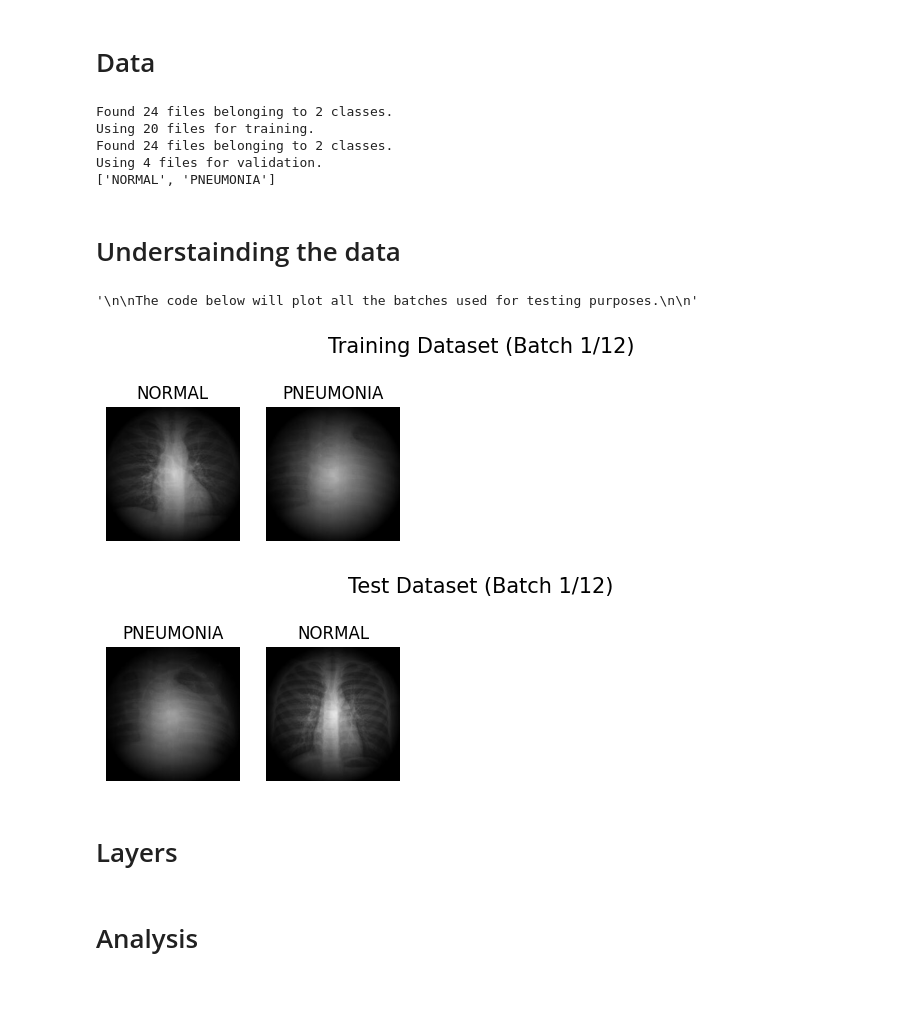
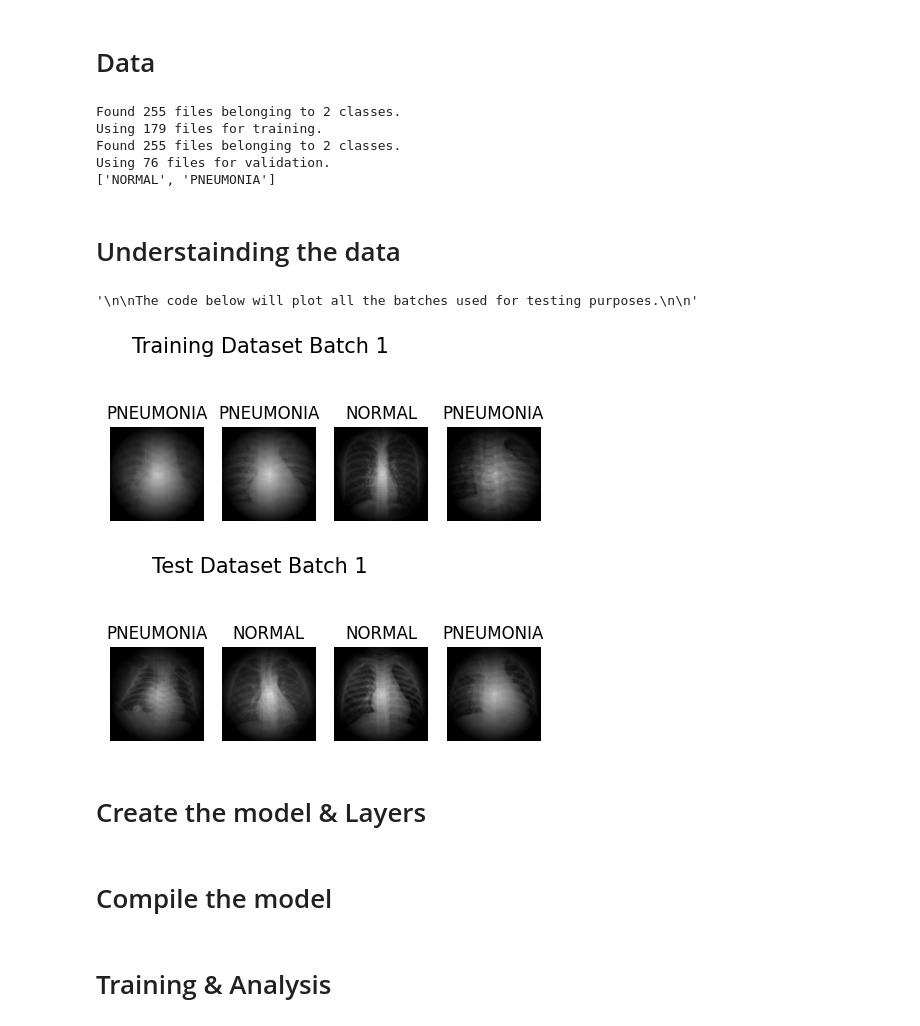
Before and after one commit to Taha-khan-dev/Chest-Ray, a Jupyter notebook: Machine_Learning/ML_code.ipynb, the cells around one changed output. Saved outputs shown, nothing was run; the diff lists cells and outputs as text; code cells hidden in the pictures; blank space fills up the shorter version.

```diff
--- a/Machine_Learning/ML_code.ipynb
+++ b/Machine_Learning/ML_code.ipynb
@@ -10,9 +10,9 @@ from sklearn.metrics import confusion_matrix, ConfusionMatrixDisplay
 # %% [markdown]
 # Data
 # %%
-batch_size = 2
+batch_size = 15
 img_size = (250,250)
-dataset_path = 'Dataset'
+dataset_path = 'Testing'
 
 train_dataset =  tf.keras.utils.image_dataset_from_directory(
     directory = dataset_path,
@@ -20,7 +20,7 @@ train_dataset =  tf.keras.utils.image_dataset_from_directory(
     image_size = img_size,
     shuffle = True,
     seed = 2930012,
-    validation_split = 0.2, #80% of the images will be used for training
+    validation_split = 0.3, #70% of the images will be used for training
     subset = "training"
 )
 
@@ -30,7 +30,7 @@ test_dataset =  tf.keras.utils.image_dataset_from_directory(
     image_size = img_size,
     shuffle = True,
     seed = 2930012,
-    validation_split = 0.2, #20% of the images will be used for validation
+    validation_split = 0.3, #30% of the images will be used for validation
     subset = "validation"
 )
 
@@ -46,10 +46,10 @@ print(class_names)
 #for image_batch, labels_batch in test_ds:
 #    print(str(image_batch.shape) + str(labels_batch.shape))
 # %% [output]
-Found 24 files belonging to 2 classes.
-Using 20 files for training.
-Found 24 files belonging to 2 classes.
-Using 4 files for validation.
+Found 255 files belonging to 2 classes.
+Using 179 files for training.
+Found 255 files belonging to 2 classes.
+Using 76 files for validation.
 ['NORMAL', 'PNEUMONIA']
 # %% [markdown]
 # Understainding the data
@@ -60,25 +60,25 @@ The code below will plot the first batch.
 
 '''
 
-fig = plt.figure(figsize=(10, 5))
-fig.suptitle('Training Dataset (Batch 1/12)', fontsize=15)
-for images, labels in train_dataset.take(1):
-    for x in range(2):
-        ax = plt.subplot( 2, 5, x + 1)
-        plt.imshow(images[x].numpy().astype("uint8"))
-        plt.title(class_names[labels[x]])
-        plt.axis("off")
-        plt.show
+fig = plt.figure(figsize=(7, 5))
+fig.suptitle('Training Dataset Batch 1', fontsize=15)
+for x in range(5):
+    for images, labels in train_dataset.take(x):
+            ax = plt.subplot( 2, 5, x + 1)
+            plt.imshow(images[x].numpy().astype("uint8"))
+            plt.title(class_names[labels[x]])
+            plt.axis("off")
+            plt.show
 
-fig = plt.figure(figsize=(10, 5))
-fig.suptitle('Test Dataset (Batch 1/12)', fontsize=15)
-for images, labels in test_dataset.take(1):
-    for x in range(2):
-        ax = plt.subplot( 2, 5, x + 1)
-        plt.imshow(images[x].numpy().astype("uint8"))
-        plt.title(class_names[labels[x]])
-        plt.axis("off")
-        plt.show
+fig = plt.figure(figsize=(7, 5))
+fig.suptitle('Test Dataset Batch 1', fontsize=15)
+for x in range(5):
+    for images, labels in test_dataset.take(x):
+            ax = plt.subplot( 2, 5, x + 1)
+            plt.imshow(images[x].numpy().astype("uint8"))
+            plt.title(class_names[labels[x]])
+            plt.axis("off")
+            plt.show
 
 
 '''
@@ -87,37 +87,37 @@ The code below will plot all the batches used for testing purposes.
 
 '''
 
 
 # for i in range(13):
 #     fig = plt.figure(figsize=(10, 5))
 #     title = 'Training Dataset (Batch ' + str(i), "/12"
 #     fig.suptitle(title, fontsize=15)
 #     for images, labels in train_dataset.take(i):
 #         for x in range(2):
 #             ax = plt.subplot( 2, 5, x + 1)
 #             plt.imshow(images[x].numpy().astype("uint8"))
 #             plt.title(class_names[labels[x]])
 #             plt.axis("off")
 #             plt.show
 
 
 # for i in range(13):
 #     fig = plt.figure(figsize=(10, 5))
 #     title = 'Test Dataset (Batch ' + str(i), "/12"
 #     fig.suptitle(title, fontsize=15)
 #     for images, labels in test_dataset.take(i):
 #         for x in range(2):
 #             ax = plt.subplot( 2, 5, x + 1)
 #             plt.imshow(images[x].numpy().astype("uint8"))
 #             plt.title(class_names[labels[x]])
 #             plt.axis("off")
 #             plt.show
 # %% [output]
 '\n\nThe code below will plot all the batches used for testing purposes.\n\n'
-[figure, old version]
+[figure, new version]
-[figure, old version]
+[figure, new version]
 # %% [markdown]
-# Layers
+# Create the model & Layers
 # %%
 Autotune = tf.data.AUTOTUNE
 no_classes = 2
@@ -146,0 +172,2 @@ model.compile(
+# %% [markdown]
+# Compile the model
@@ -147,3 +181,3 @@ model.compile(
 # %% [markdown]
-# Analysis
+# Training & Analysis
 # %%
```
Also changed, not shown: parts of 5 cells of this notebook, 1 other file.
